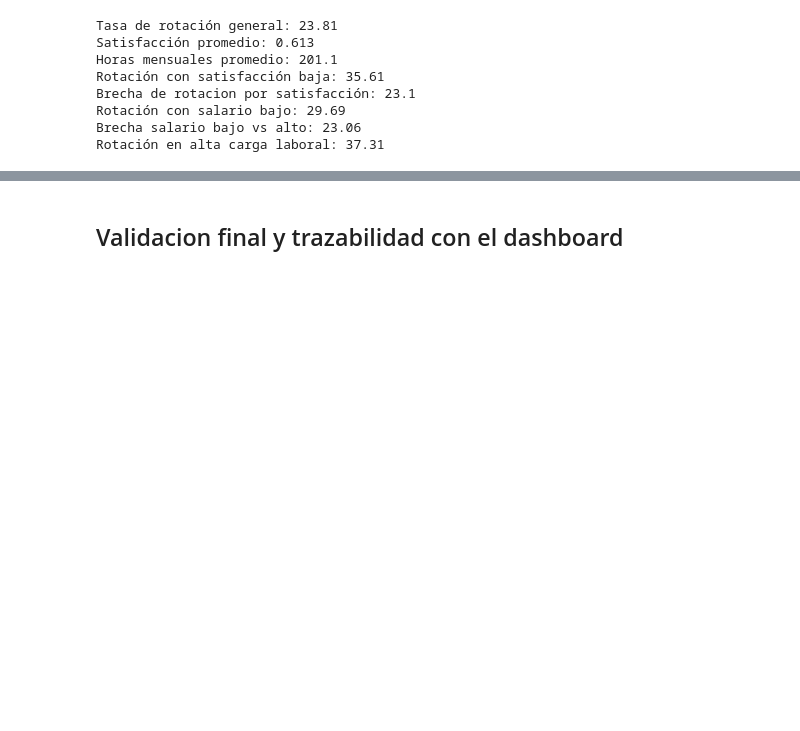
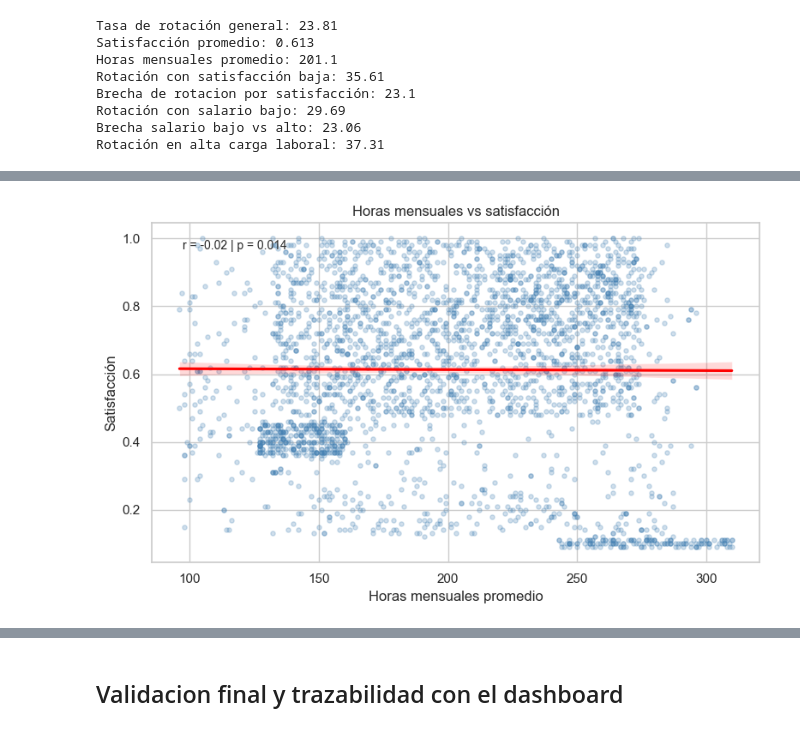
Before and after one commit to valexq/Data-Analysis-3, a Jupyter notebook: notebooks/03_kpis_export_dashboard.ipynb, the cells around one changed output, grey strips where cells are left out. Cells and saved outputs as stored; diff of their text form; code cells hidden in the pictures; blank space fills up the shorter version.

```diff
--- a/notebooks/03_kpis_export_dashboard.ipynb
+++ b/notebooks/03_kpis_export_dashboard.ipynb
@@ -195,29 +214,31 @@ plt.show()
 # %%
 # Grafico 2: relacion entre horas mensuales y satisfaccion.
 # Usamos una muestra para que el grafico quede mas legible.
 sample = df.sample(min(len(df), 3000), random_state=42)
 corr_dashboard, p_dashboard = stats.pearsonr(df["average_monthly_hours"], df["satisfaction_level"])
 plt.figure(figsize=(8, 5))
 sns.regplot(
     data=sample,
     x="average_monthly_hours",
     y="satisfaction_level",
     scatter_kws={"alpha": 0.25, "s": 14, "color": "steelblue"},
     line_kws={"color": "red"},
 )
-plt.title("Horas mensuales vs satisfaccion")
+plt.title("Horas mensuales vs satisfacción")
 plt.xlabel("Horas mensuales promedio")
-plt.ylabel("Satisfaccion")
+plt.ylabel("Satisfacción")
 plt.annotate(
     f"r = {corr_dashboard:.2f} | p = {p_dashboard:.3f}",
     xy=(0.05, 0.95),
     xycoords="axes fraction",
     fontsize=10,
     va="top",
 )
 plt.tight_layout()
 plt.savefig(VIS_DIR / "h1_horas_vs_satisfaccion.png", dpi=150, bbox_inches="tight")
 plt.show()
+# %% [output]
+[figure, added]
 # %%
 # Preparamos la tabla de porcentaje para la rotacion por satisfaccion.
 satisfaction_plot = pd.crosstab(
```
Also changed, not shown: parts of 12 cells of this notebook, 5 other files.
